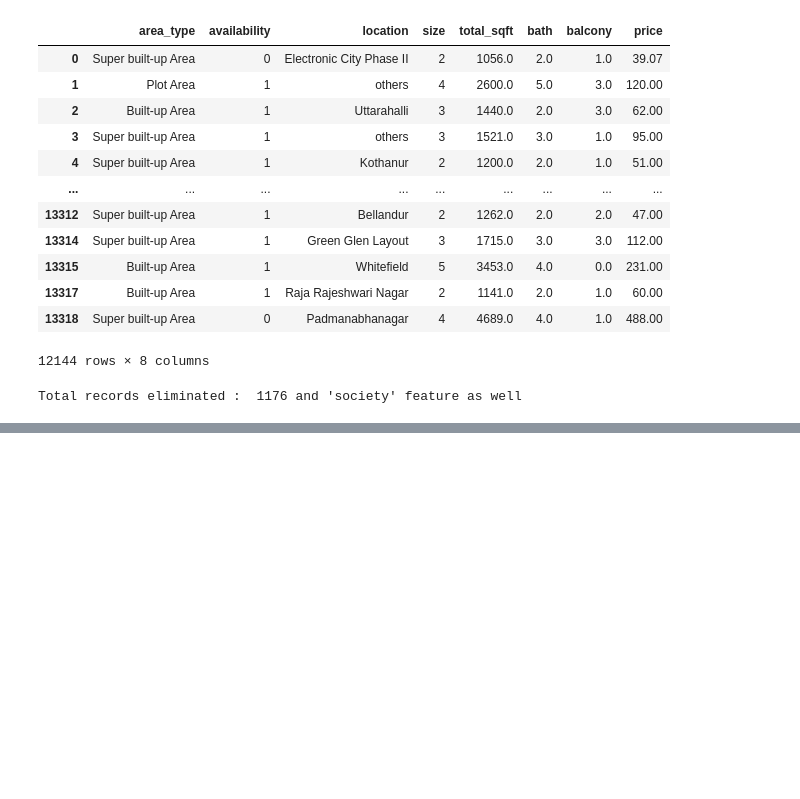
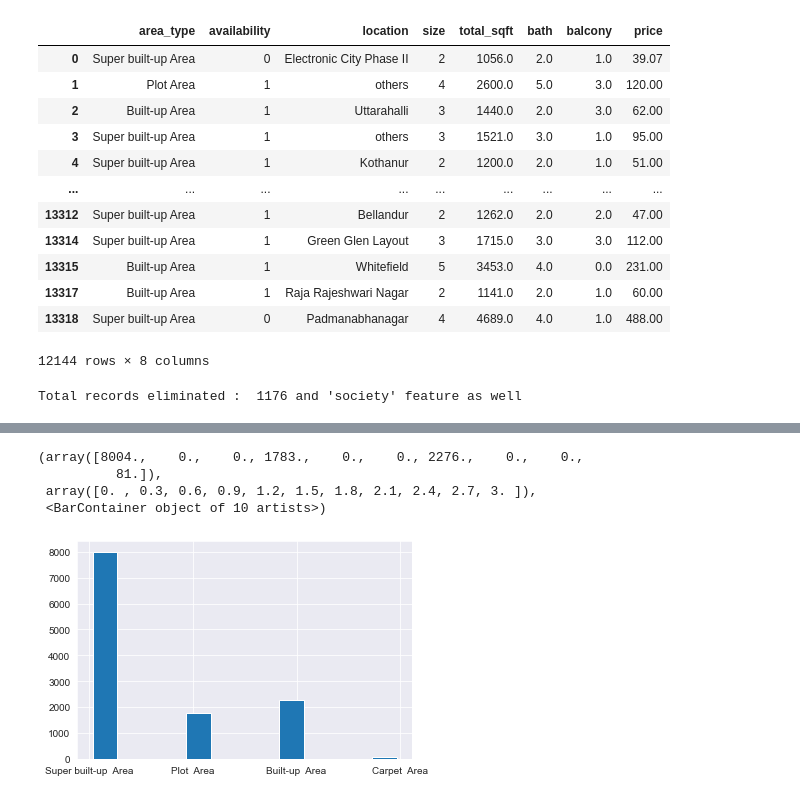
Before and after one commit to DEEPAKMITTAL7/Banglore_House_Prices, a Jupyter notebook: Untitled.ipynb, the cells around one changed output, grey strips where cells are left out. Cells and saved outputs as stored; diff of their text form; code cells hidden in the pictures; blank space fills up the shorter version.

```diff
--- a/Untitled.ipynb
+++ b/Untitled.ipynb
@@ -574,0 +601,8 @@ Total records eliminated :  1176 and 'society' feature as well
+# %%
+plt.hist(df4['area_type'],rwidth=0.8)
+# %% [output]
+(array([8004.,    0.,    0., 1783.,    0.,    0., 2276.,    0.,    0.,
+          81.]),
+ array([0. , 0.3, 0.6, 0.9, 1.2, 1.5, 1.8, 2.1, 2.4, 2.7, 3. ]),
+ <BarContainer object of 10 artists>)
+[figure, added]
```
Also changed, not shown: parts of 48 cells of this notebook, 1 other file.
